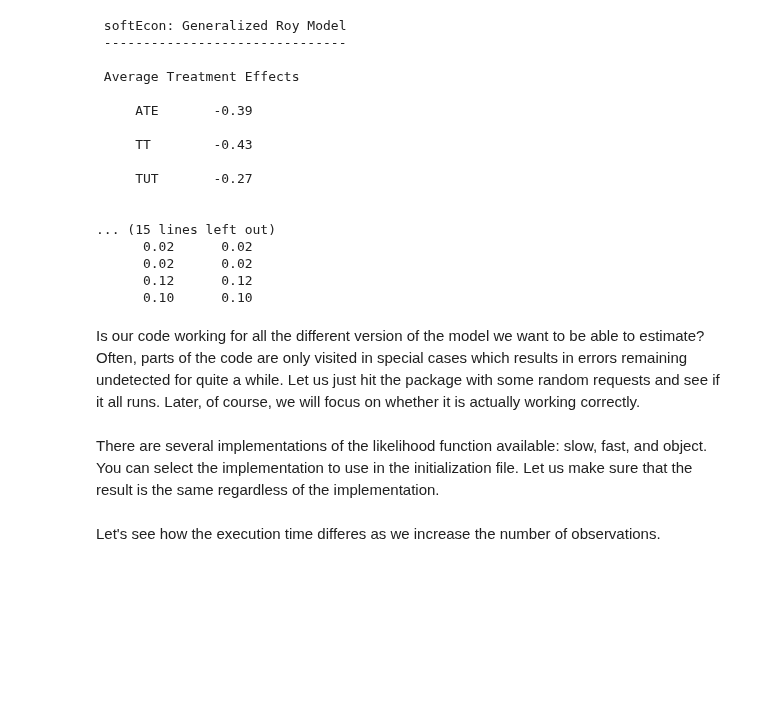
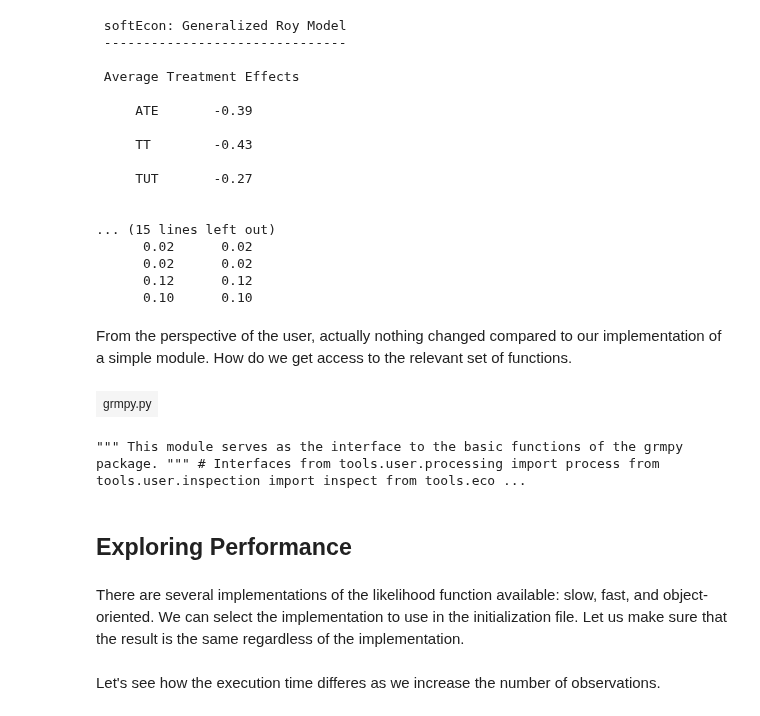
Before and after one commit to snowdj/course, a Jupyter notebook: lectures/economic_models/generalized_roy/package/lecture.ipynb, the cells around one changed output. Saved outputs shown, nothing was run; the diff lists cells and outputs as text; code cells hidden in the pictures; blank space fills up the shorter version.

```diff
--- a/lectures/economic_models/generalized_roy/package/lecture.ipynb
+++ b/lectures/economic_models/generalized_roy/package/lecture.ipynb
@@ -100,5 +102,3 @@ gp.inspect(rslt, init_dict)
       0.02      0.02
       0.12      0.12
       0.10      0.10
-# %% [markdown]
-Is our code working for all the different version of the model we want to be able to estimate? Often, parts of the code are only visited in special cases which results in errors remaining undetected for quite a while. Let us just hit the package with some random requests and see if it all runs. Later, of course, we will focus on whether it is actually working correctly.
@@ -127,5 +105,14 @@ for _ in range(NUM_TESTS):
+# %% [markdown]
+From the perspective of the user, actually nothing changed compared to our implementation of a simple module. How do we get access to the relevant set of functions.
+# %%
+display(HTML('images/grmpy.html'))
+# %% [output]
+| grmpy.py |
+""" This module serves as the interface to the basic functions of the grmpy package. """ # Interfaces from tools.user.processing import process from tools.user.inspection import inspect from tools.eco ...
+# %% [markdown]
+## Exploring Performance
 # %% [markdown]
-There are several implementations of the likelihood function available: slow, fast, and object. You can select the implementation to use in the initialization file. Let us make sure that the result is the same regardless of the implementation.
+There are several implementations of the likelihood function available: slow, fast, and object-oriented. We can select the implementation to use in the initialization file. Let us make sure that the result is the same regardless of the implementation.
 # %%
 # Set the number of tests to run
 NUM_TESTS = 1
```
Also changed, not shown: parts of 12 cells of this notebook, 5 other files.
